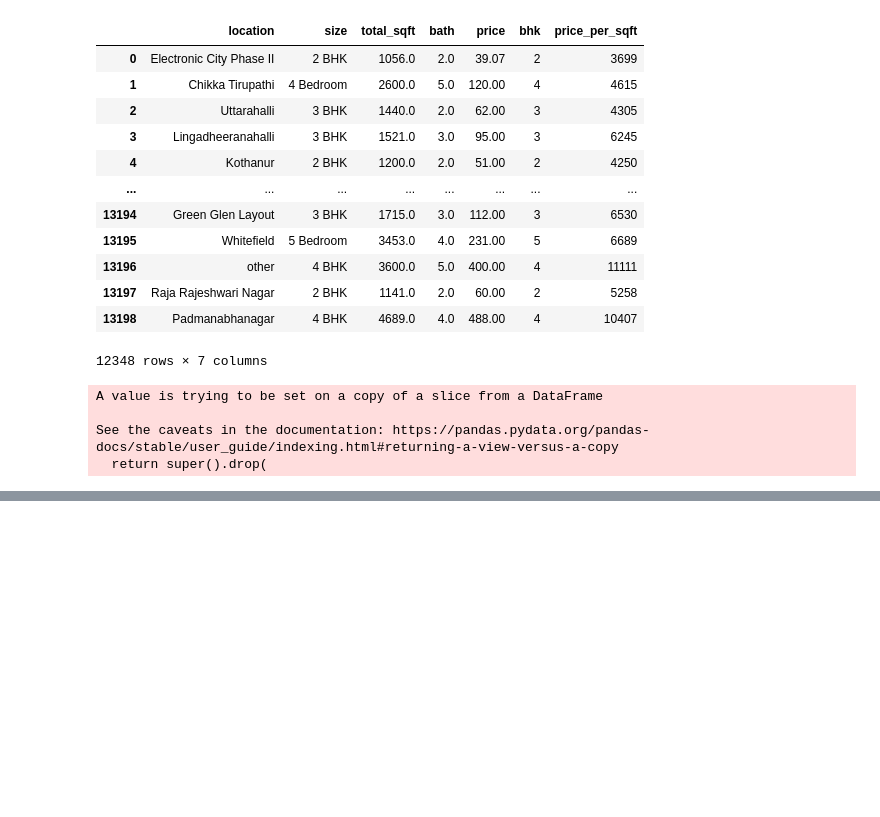
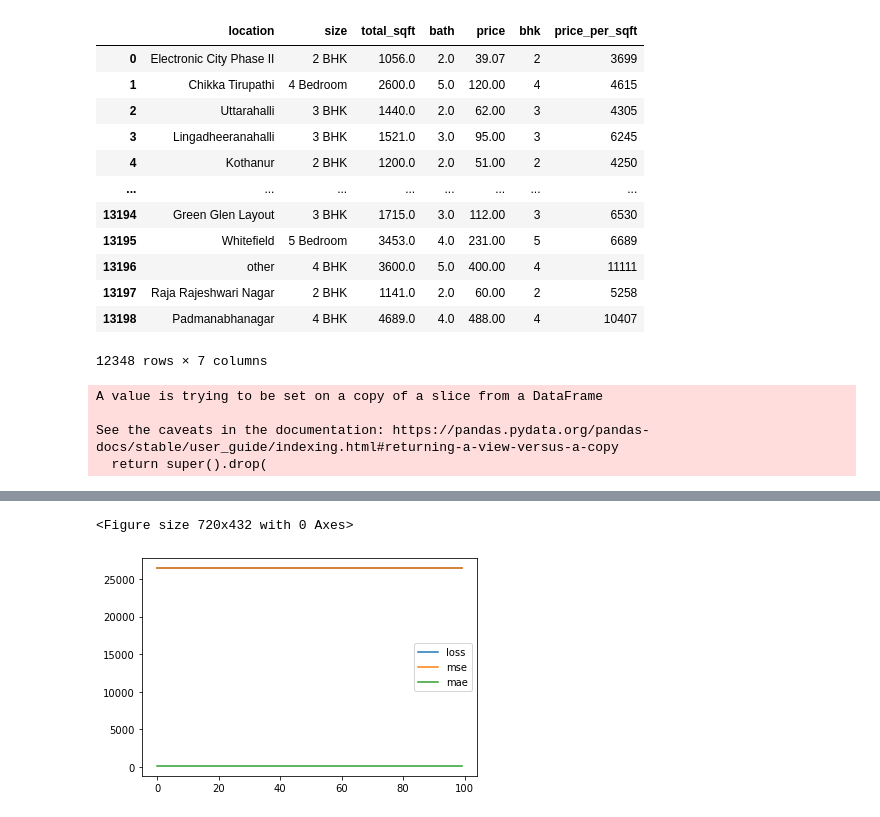
Before and after one commit to babuus/Class, a Jupyter notebook: Untitled.ipynb, the cells around one changed output, grey strips where cells are left out. Saved outputs shown, nothing was run; the diff lists cells and outputs as text; code cells hidden in the pictures; blank space fills up the shorter version.

```diff
--- a/Untitled.ipynb
+++ b/Untitled.ipynb
@@ -116,0 +131,6 @@ tf.config.experimental.list_physical_devices(), tf.test.is_built_with_cuda()
+# %%
+X = df6[['total_sqft', 'bath','bhk', 'location']]
+y = df6['price']
+# %%
+X_train, X_test, y_train, y_test = train_test_split(X, y)
+X_train.shape, X_test.shape, y_train.shape, y_test.shape
@@ -116,0 +153,21 @@ tf.config.experimental.list_physical_devices(), tf.test.is_built_with_cuda()
+# %%
+model = keras.Sequential()
+
+#Input Layer
+model.add(keras.layers.Dense(X.shape[1], kernel_initializer='normal', activation='relu', input_dim = X.shape[1]))
+
+#Hidden Layer
+model.add(keras.layers.Dense(256, activation='relu'))
+model.add(keras.layers.Dense(128, activation='relu'))
+model.add(keras.layers.Dense(64, activation='relu'))
+model.add(keras.layers.Dense(32, activation='relu'))
+
+#Output Layer
+model.add(keras.layers.Dense(1, activation = 'relu'))
+
+model.compile(
+    optimizer='adam',
+    loss = 'mse',
+    metrics=['mse', 'mae']
+)
+model.fit(X_train, y_train ,epochs=100)
@@ -116,0 +210,7 @@ tf.config.experimental.list_physical_devices(), tf.test.is_built_with_cuda()
+# %%
+plt.figure(figsize=(10,6))
+pd.DataFrame(model.history.history).plot()
+plt.show()
+# %% [output]
+<Figure size 720x432 with 0 Axes>
+[figure, added]
```
Also changed, not shown: parts of 15 cells of this notebook, 12 other files.
